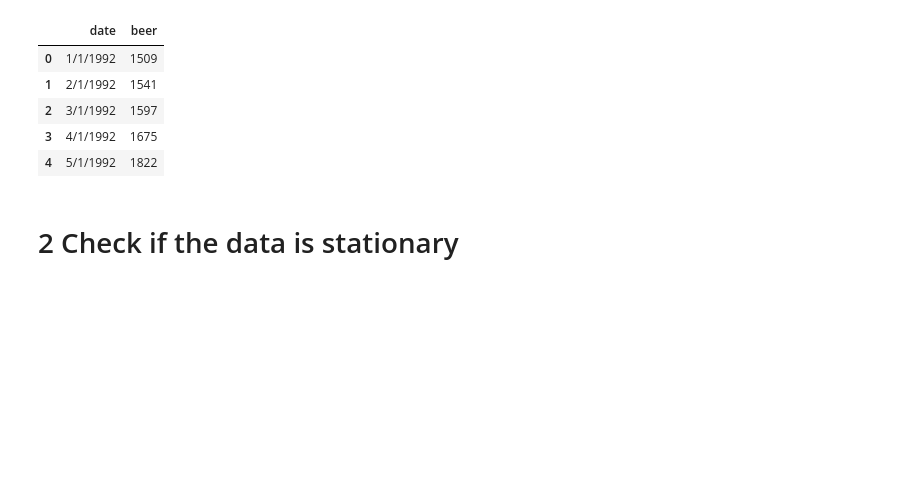
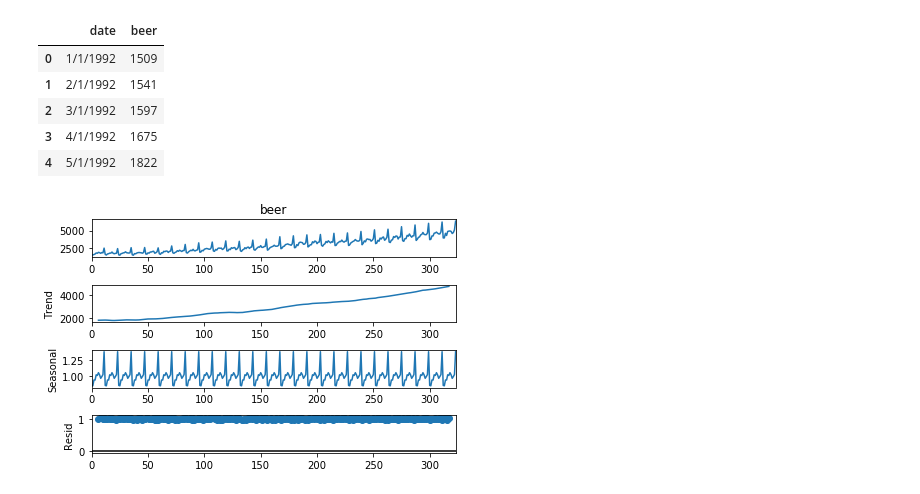
Before and after one commit to flo7up/relataly-public-python-tutorials, a Jupyter notebook: 021 Forecasting US Beer Sales with (auto) ARIMA in Python.ipynb, the cells around one changed output. Cells and saved outputs as stored; diff of their text form; code cells hidden in the pictures; blank space fills up the shorter version.

```diff
--- a/021 Forecasting US Beer Sales with (auto) ARIMA in Python.ipynb
+++ b/021 Forecasting US Beer Sales with (auto) ARIMA in Python.ipynb
@@ -25,5 +25,11 @@ df.head()
 | 2 | 3/1/1992 | 1597 |
 | 3 | 4/1/1992 | 1675 |
 | 4 | 5/1/1992 | 1822 |
-# %% [markdown]
-# 2 Check if the data is stationary
+# %%
+from matplotlib import pyplot
+from statsmodels.tsa.seasonal import seasonal_decompose
+result = seasonal_decompose(df['beer'], model='multiplicative', period = 12)
+result.plot()
+pyplot.show()
+# %% [output]
+[figure, added]
```
Also changed, not shown: parts of 20 cells of this notebook.
